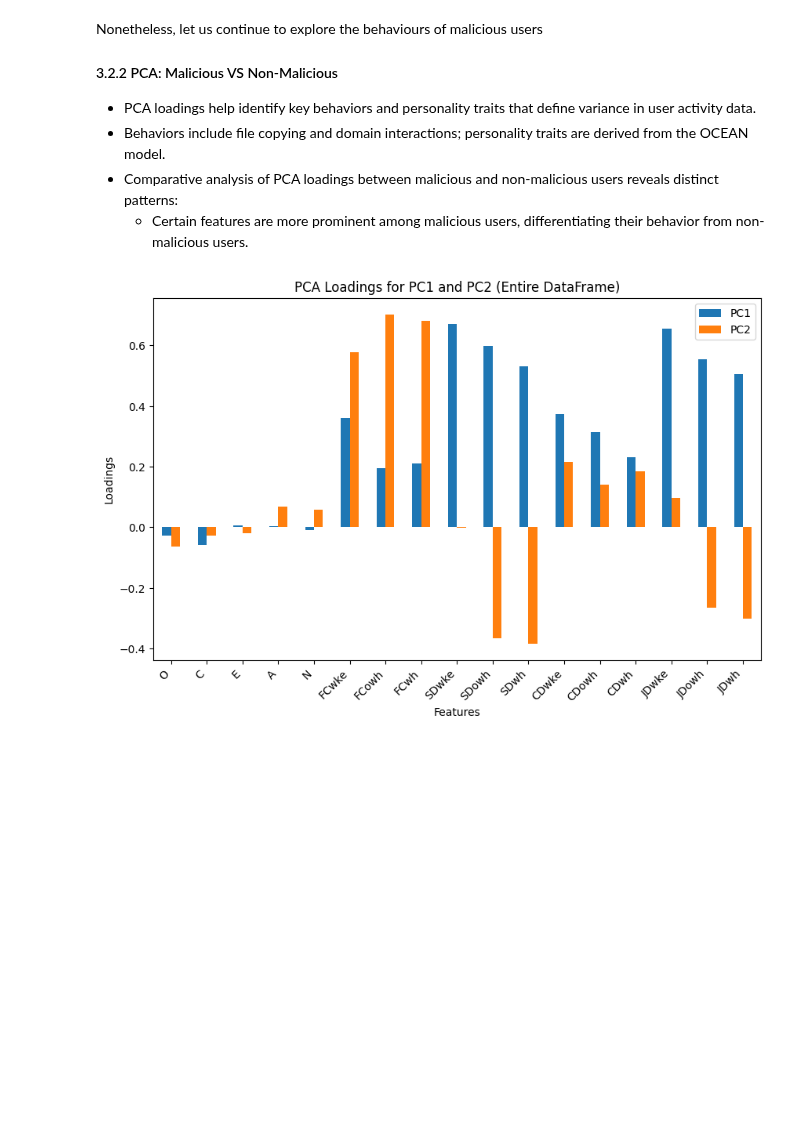
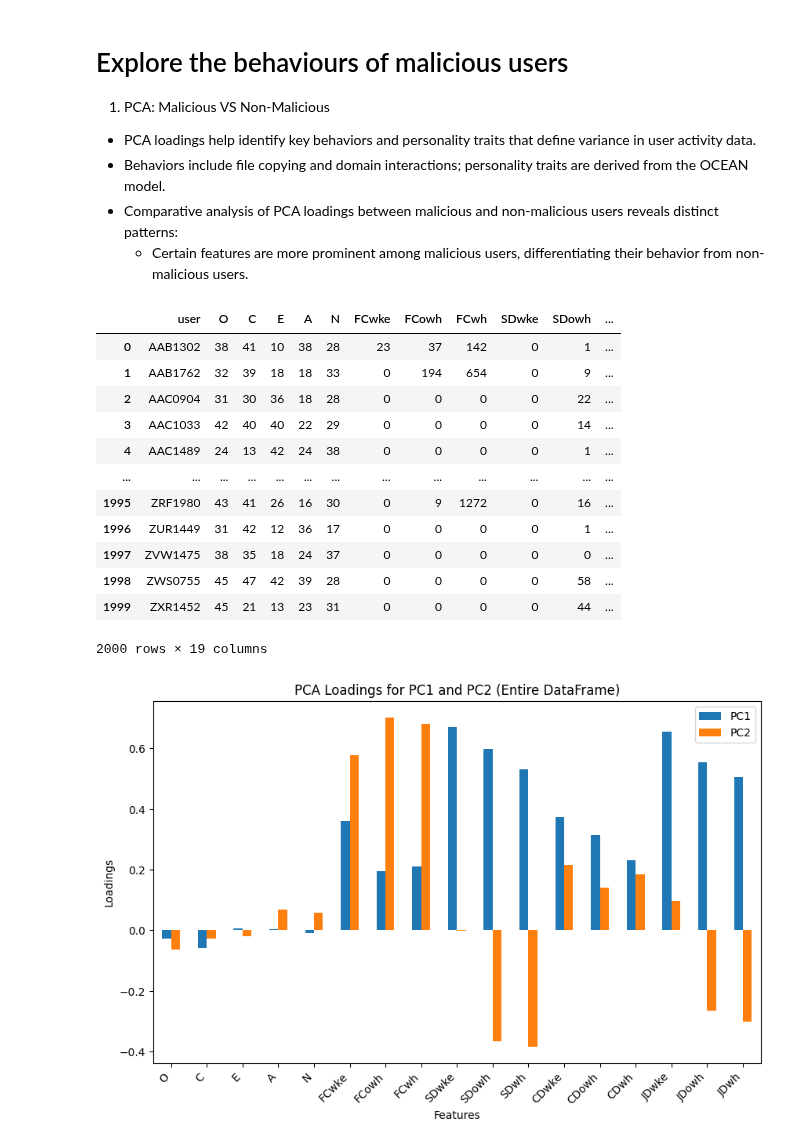
Before and after one commit to mel0778/dsa4263, a Jupyter notebook: notebooks/5_EDA_Post_Models.ipynb, the cells around one changed output. Drawn from its saved outputs; the diff is of its cells as text; code cells hidden in the pictures; blank space fills up the shorter version.

```diff
--- a/notebooks/5_EDA_Post_Models.ipynb
+++ b/notebooks/5_EDA_Post_Models.ipynb
@@ -15,12 +16,36 @@ import community
 import community.community_louvain as community_louvain
 # %% [markdown]
-Nonetheless, let us continue to explore the behaviours of malicious users
-#### 3.2.2 PCA: Malicious VS Non-Malicious
+# Explore the behaviours of malicious users
+1. PCA: Malicious VS Non-Malicious
 
 - PCA loadings help identify key behaviors and personality traits that define variance in user activity data.
 - Behaviors include file copying and domain interactions; personality traits are derived from the OCEAN model.
 - Comparative analysis of PCA loadings between malicious and non-malicious users reveals distinct patterns:
   - Certain features are more prominent among malicious users, differentiating their behavior from non-malicious users.
+# %%
+processed_dir = os.path.join( "..", "data", "processed")
+final_dataset_path = os.path.join(processed_dir, 'FEData_For_Modelling.parquet')
+g_highimportancepcafeatures_path = os.path.join(processed_dir, 'G_highimportancePCAfeatures.pickle')
+user_interaction_graph_path = os.path.join(processed_dir, 'user_interaction_graph.pickle')
+
+
+# Read the multi-part Parquet dataset
+data = pd.read_parquet(final_dataset_path).reset_index(drop = True)
+data.head(4000)
+# %% [output]
+|  | user | O | C | E | A | N | FCwke | FCowh | FCwh | SDwke | SDowh | ... |
+| 0 | AAB1302 | 38 | 41 | 10 | 38 | 28 | 23 | 37 | 142 | 0 | 1 | ... |
+| 1 | AAB1762 | 32 | 39 | 18 | 18 | 33 | 0 | 194 | 654 | 0 | 9 | ... |
+| 2 | AAC0904 | 31 | 30 | 36 | 18 | 28 | 0 | 0 | 0 | 0 | 22 | ... |
+| 3 | AAC1033 | 42 | 40 | 40 | 22 | 29 | 0 | 0 | 0 | 0 | 14 | ... |
+| 4 | AAC1489 | 24 | 13 | 42 | 24 | 38 | 0 | 0 | 0 | 0 | 1 | ... |
+| ... | ... | ... | ... | ... | ... | ... | ... | ... | ... | ... | ... | ... |
+| 1995 | ZRF1980 | 43 | 41 | 26 | 16 | 30 | 0 | 9 | 1272 | 0 | 16 | ... |
+| 1996 | ZUR1449 | 31 | 42 | 12 | 36 | 17 | 0 | 0 | 0 | 0 | 1 | ... |
+| 1997 | ZVW1475 | 38 | 35 | 18 | 24 | 37 | 0 | 0 | 0 | 0 | 0 | ... |
+| 1998 | ZWS0755 | 45 | 47 | 42 | 39 | 28 | 0 | 0 | 0 | 0 | 58 | ... |
+| 1999 | ZXR1452 | 45 | 21 | 13 | 23 | 31 | 0 | 0 | 0 | 0 | 44 | ... |
+2000 rows × 19 columns
 # %%
 pca_df = data.copy()
 features = ['O', 'C', 'E', 'A', 'N', 'FCwke', 'FCowh', 'FCwh', 'SDwke', 'SDowh', 'SDwh', 'CDwke', 'CDowh', 'CDwh', 'JDwke', 'JDowh', 'JDwh']
```
Also changed, not shown: parts of 12 cells of this notebook, 1 other file.
